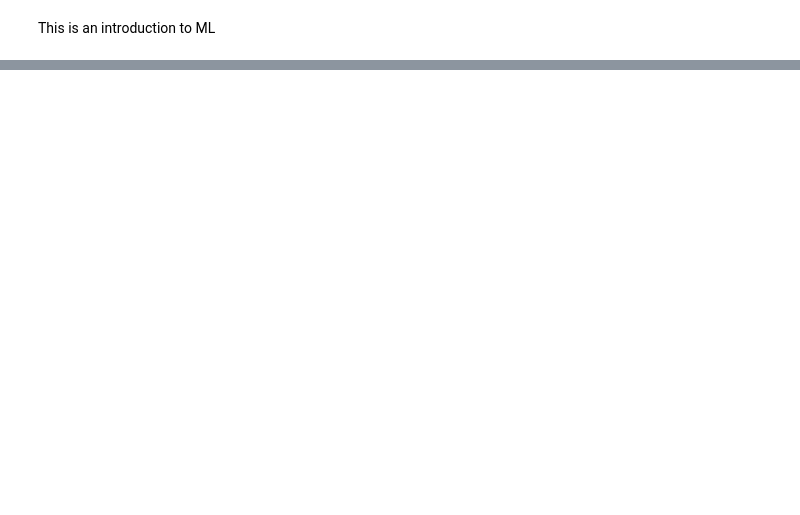
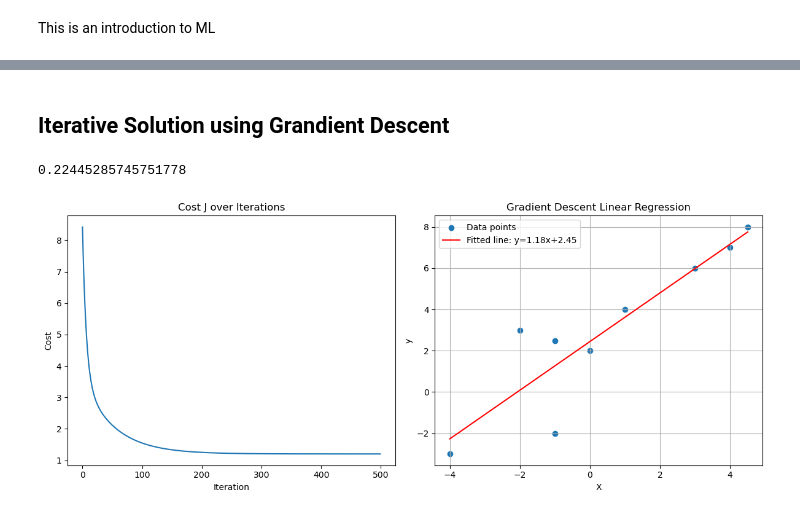
Before and after one commit to abrange/mit-deeplearning, a Jupyter notebook: MIT-DL-Mod1.ipynb, the cells around one changed output, grey strips where cells are left out. Saved outputs shown, nothing was run; the diff lists cells and outputs as text; code cells hidden in the pictures; blank space fills up the shorter version.

```diff
--- a/MIT-DL-Mod1.ipynb
+++ b/MIT-DL-Mod1.ipynb
@@ -12,0 +92,2 @@ This is an introduction to ML
+# %% [markdown]
+## Iterative Solution using Grandient Descent
@@ -12,0 +110,49 @@ This is an introduction to ML
+# %%
+# To better use data types, I will use now numpy Vector
+X = np.array(x)
+Y = np.array(y)
+n = len(x)
+# %%
+print(theta)
+for i in range(iterations):
+    # I wont pase values, so they are modified globally
+    y_pred = theta * X + theta_zero
+    error = y_pred - y
+    # I will calculate the gradient, by calculating the derivated
+    grad_theta = (1/n) * np.sum(error * X)
+    grad_theta_zero = (1/n) * np.sum(error)
+    # Finally, I adjust theta and theta_zero to a new value, which I hope should be a better choice
+
+    theta -= alpha * grad_theta
+    theta_zero -= alpha * grad_theta_zero
+
+    cost = (1/(2*n)) * np.sum(error**2)
+    costs.append(cost)
+# %% [output]
+0.22445285745751778
+# %%
+plt.figure(figsize=(12,5))
+
+# Cost plot
+plt.subplot(1,2,1)
+plt.plot(costs)
+plt.title("Cost J over Iterations")
+plt.xlabel("Iteration")
+plt.ylabel("Cost")
+
+# Regression result
+plt.subplot(1,2,2)
+plt.scatter(X, y, label="Data points")
+x_line = np.linspace(min(X), max(X), 100)
+y_line = theta * x_line + theta_zero
+plt.plot(x_line, y_line, color='red', label=f"Fitted line: y={theta:.2f}x+{theta_zero:.2f}")
+plt.xlabel("X")
+plt.ylabel("y")
+plt.title("Gradient Descent Linear Regression")
+plt.legend()
+plt.grid(True)
+
+plt.tight_layout()
+plt.show()
+# %% [output]
+[figure, added]
```
Also changed, not shown: parts of 21 cells of this notebook.
